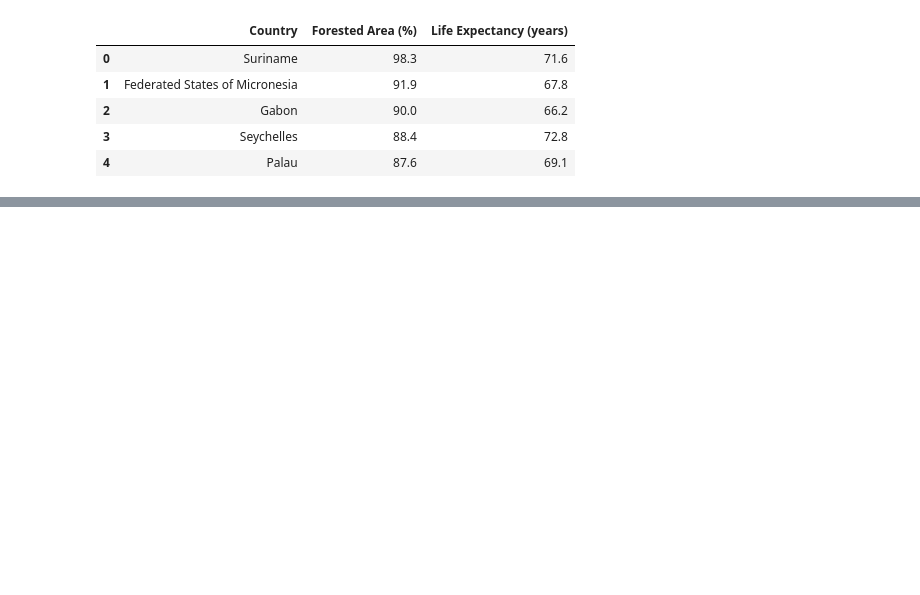
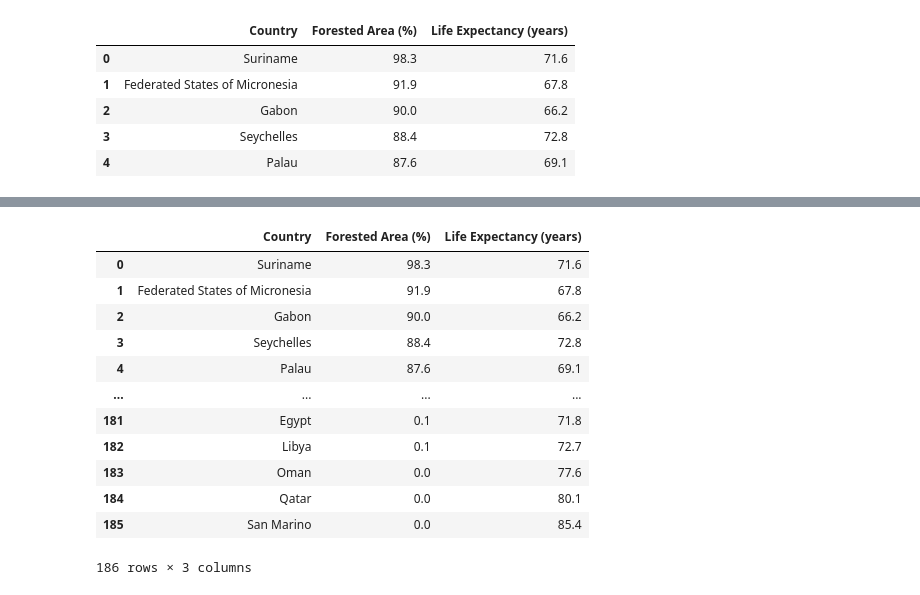
Before and after one commit to nikatnguyen/project3, a Jupyter notebook: Adina/ForestedAreas.ipynb, the cells around one changed output, grey strips where cells are left out. Cells and saved outputs as stored; diff of their text form; code cells hidden in the pictures; blank space fills up the shorter version.

```diff
--- a/Adina/ForestedAreas.ipynb
+++ b/Adina/ForestedAreas.ipynb
@@ -98,3 +99,19 @@ if __name__ == '__main__':
  app.run_server(debug=True)
 # %% [output]
 [interactive output not drawn]
+# %%
+forest_df
+# %% [output]
+|  | Country | Forested Area (%) | Life Expectancy (years) |
+| 0 | Suriname | 98.3 | 71.6 |
+| 1 | Federated States of Micronesia | 91.9 | 67.8 |
+| 2 | Gabon | 90.0 | 66.2 |
+| 3 | Seychelles | 88.4 | 72.8 |
+| 4 | Palau | 87.6 | 69.1 |
+| ... | ... | ... | ... |
+| 181 | Egypt | 0.1 | 71.8 |
+| 182 | Libya | 0.1 | 72.7 |
+| 183 | Oman | 0.0 | 77.6 |
+| 184 | Qatar | 0.0 | 80.1 |
+| 185 | San Marino | 0.0 | 85.4 |
+186 rows × 3 columns
```
Also changed, not shown: parts of 1 cell of this notebook, 2 other files.
